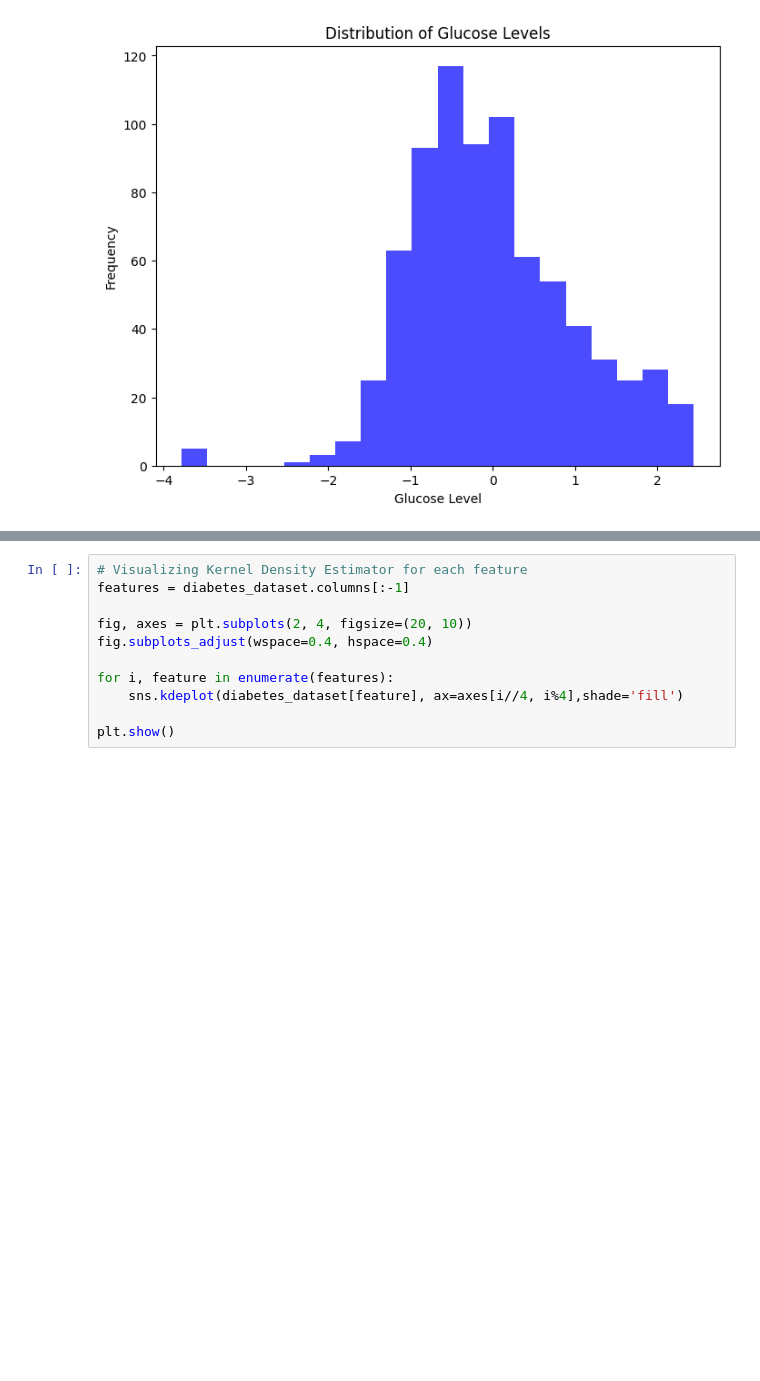
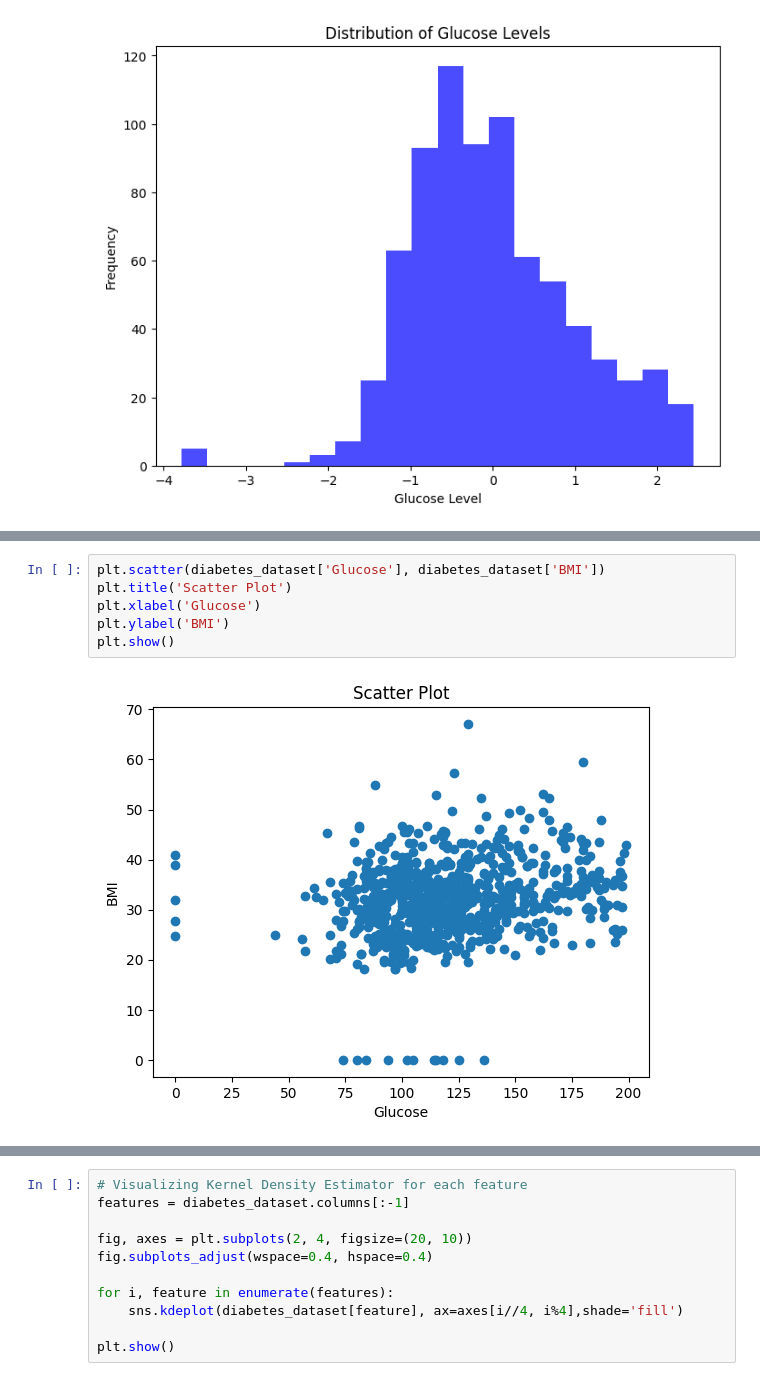
Before and after one commit to Tamil-004/diabetes-prediction, a Jupyter notebook: phase5upd.ipynb, the cells around one changed output, grey strips where cells are left out. Drawn from its saved outputs; the diff is of its cells as text; blank space fills up the shorter version.

```diff
--- a/phase5upd.ipynb
+++ b/phase5upd.ipynb
@@ -290,3 +306,11 @@ plt.show()
+# %%
+plt.scatter(diabetes_dataset['Glucose'], diabetes_dataset['BMI'])
+plt.title('Scatter Plot')
+plt.xlabel('Glucose')
+plt.ylabel('BMI')
+plt.show()
+# %% [output]
+[figure, added]
 # %%
 # Create a Random Forest Classifier
 rf_classifier = RandomForestClassifier()
```
Also changed, not shown: parts of 6 cells of this notebook.
